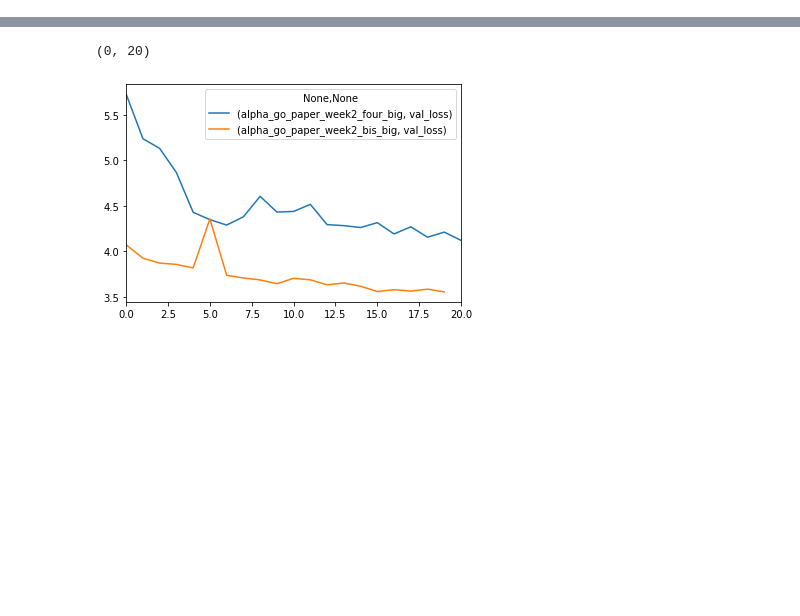
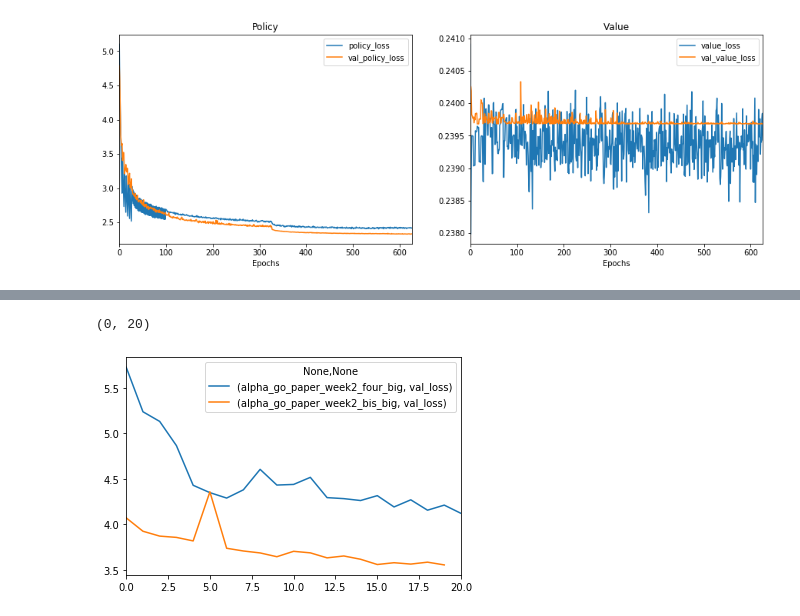
Before and after one commit to VincentHenric/Deep_learning_project, a Jupyter notebook: Compare_models_performances.ipynb, the cells around one changed output, grey strips where cells are left out. Cells and saved outputs as stored; diff of their text form; code cells hidden in the pictures; blank space fills up the shorter version.

```diff
--- a/Compare_models_performances.ipynb
+++ b/Compare_models_performances.ipynb
@@ -28,0 +64,13 @@ ax[1].legend(prop=fontP)
+# %%
+fig, ax = plt.subplots(ncols=2, figsize=(15,5))
+metrics_df_log['best_model_corentin_symmetry_all_v2'][['policy_loss', 'val_policy_loss']].plot(ax=ax[0])
+metrics_df_log['best_model_corentin_symmetry_all_v2'][['value_loss', 'val_value_loss']].plot(ax=ax[1])
+ax[0].set_title('Policy')
+ax[1].set_title('Value')
+ax[0].set_xlabel('Epochs')
+ax[1].set_xlabel('Epochs')
+# plt.xlim(200,400)
+# plt.savefig('learning')
+plt.show()
+# %% [output]
+[figure, added]
```
Also changed, not shown: parts of 6 cells of this notebook, 1 other file.
